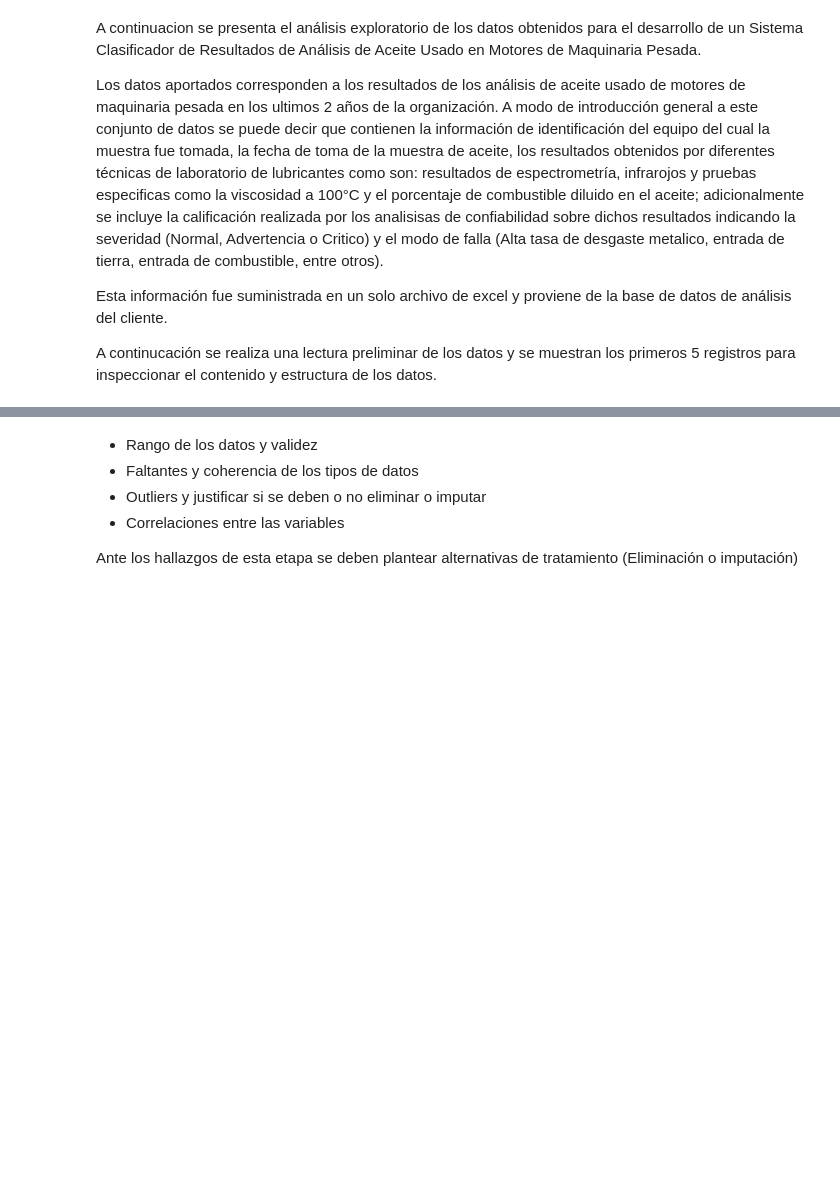
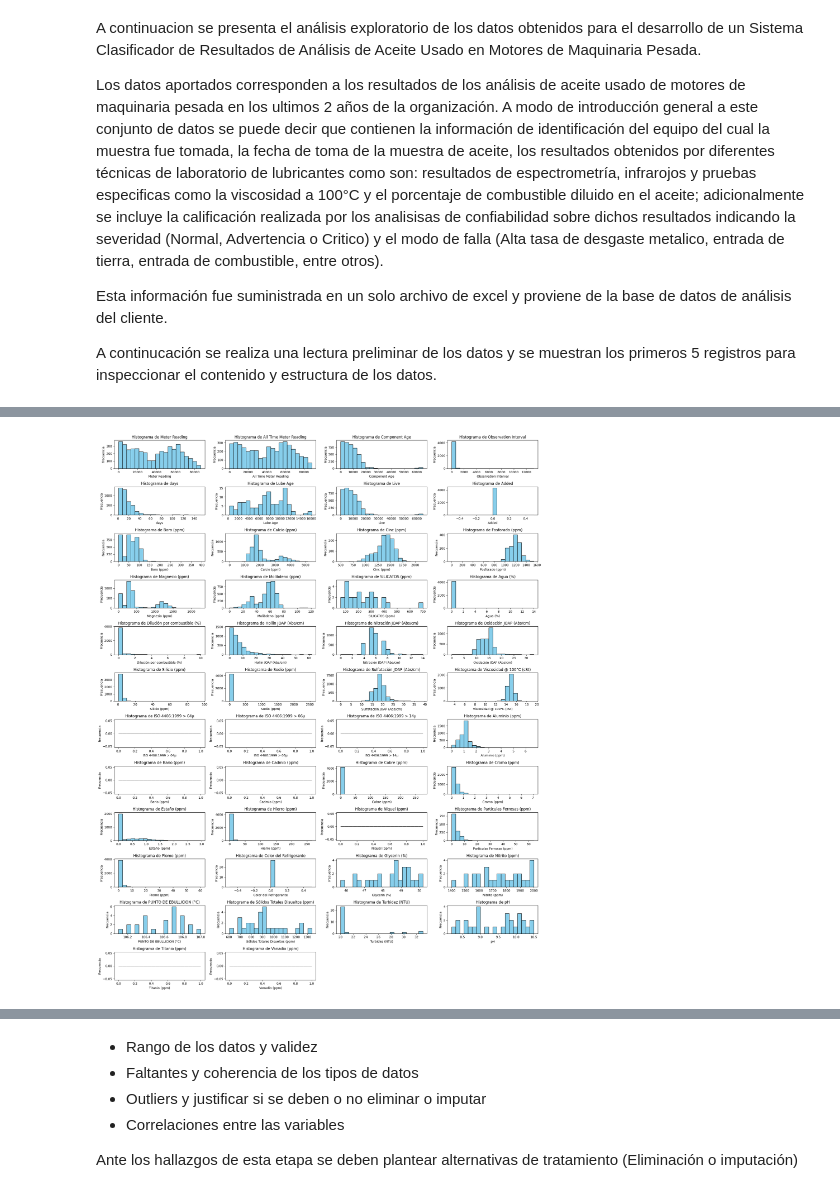
Before and after one commit to darturo12/Tesis-de-Grado-MIAD-, a Jupyter notebook: Exploración/Exploración de datos.ipynb, the cells around one changed output, grey strips where cells are left out. Saved outputs shown, nothing was run; the diff lists cells and outputs as text; code cells hidden in the pictures; blank space fills up the shorter version.

```diff
--- a/Exploración/Exploración de datos.ipynb
+++ b/Exploración/Exploración de datos.ipynb
@@ -99,25 +254,27 @@ Cada fila representa un resultado de analisis de aceite conteniendo la informaci
 # %%
 numerical_columns = data.select_dtypes(include=['int64',"float64"]).columns
 
 # Determinar el tamaño de la cuadrícula
 n_cols = 4
 n_rows = (len(numerical_columns) + n_cols - 1) // n_cols  # Redondeo hacia arriba para que haya suficiente espacio
 
 # Crear la figura y los ejes
-fig, axes = plt.subplots(n_rows, n_cols, figsize=(20, 15))
+fig, axes = plt.subplots(n_rows, n_cols, figsize=(20, 25))
 axes = axes.flatten()  # Aplanar los ejes para iterar sobre ellos fácilmente
 
 # Generar un histograma para cada columna numérica
 for i, col in enumerate(numerical_columns):
-    axes[i].hist(Data[col].dropna(), bins=10, color='skyblue', edgecolor='black')
+    axes[i].hist(data[col].dropna(), bins=20, color='skyblue', edgecolor='black')
     axes[i].set_title(f'Histograma de {col}')
     axes[i].set_xlabel(col)
     axes[i].set_ylabel('Frecuencia')
 
 # Eliminar cualquier gráfico extra (en caso de que haya más subplots que columnas)
 for j in range(i + 1, len(axes)):
     fig.delaxes(axes[j])
 
 # Ajustar el espaciado entre gráficos
 plt.tight_layout()
 plt.show()
+# %% [output]
+[figure, added]
```
Also changed, not shown: parts of 34 cells of this notebook.
